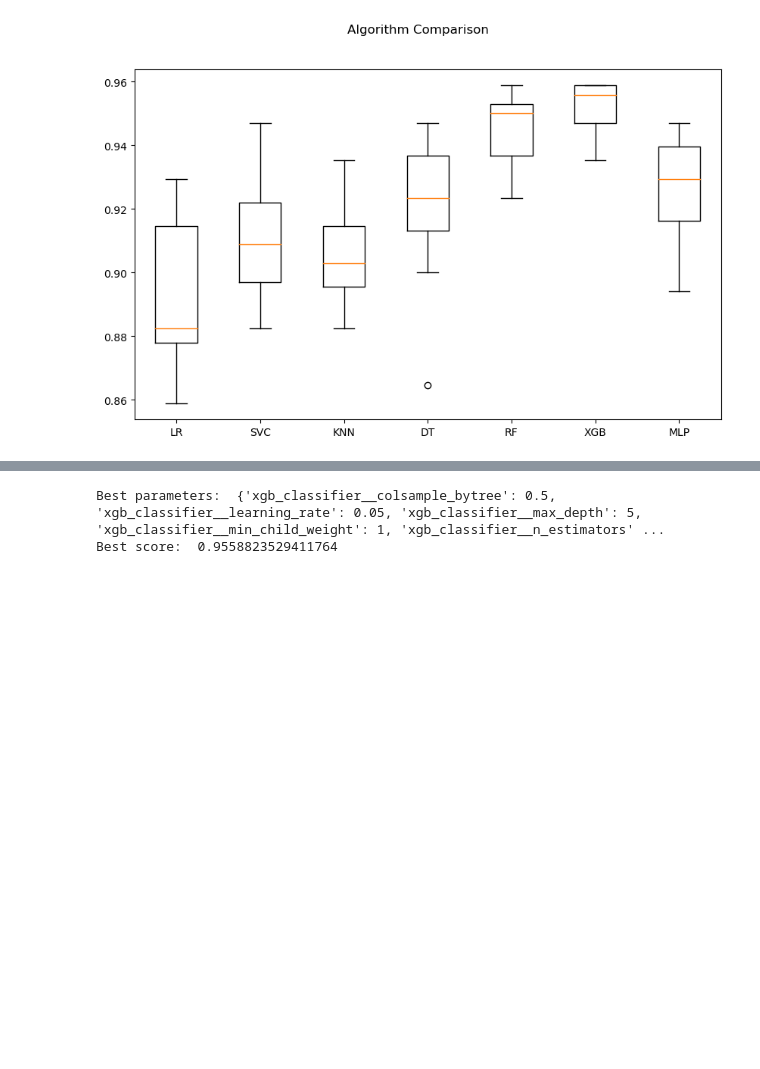
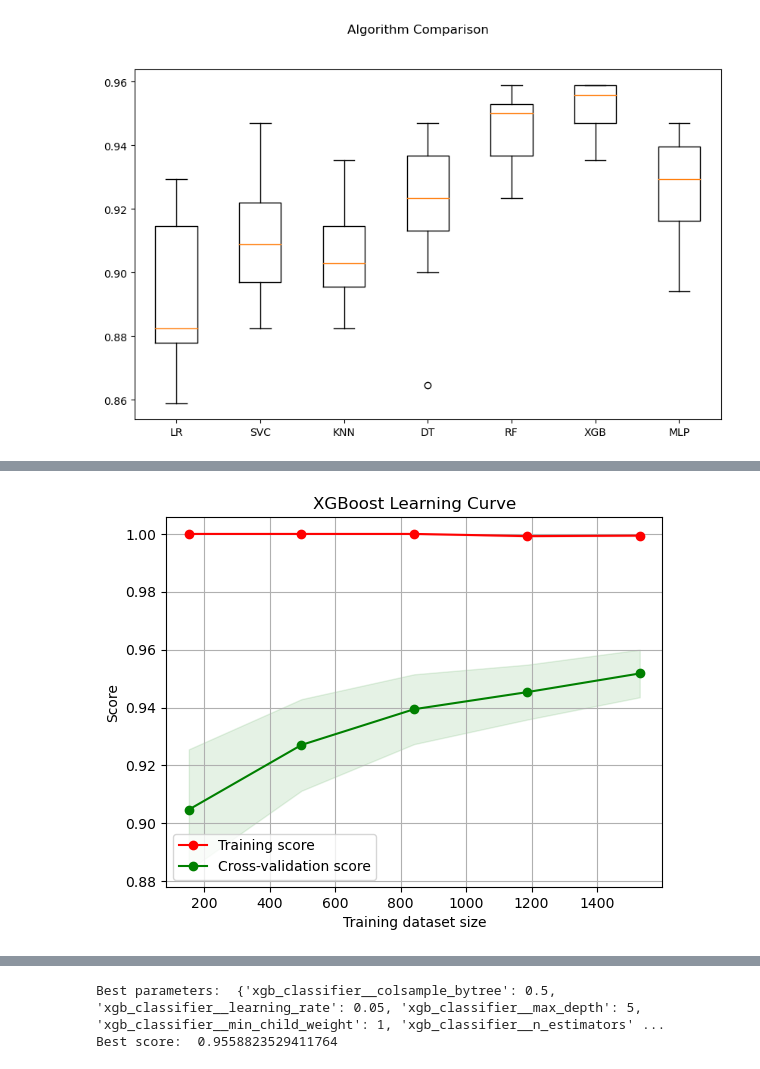
Before and after one commit to AndreCatarino/Fetal-Health-Classification, a Jupyter notebook: kdd_process/src/03_data_mining.ipynb, the cells around one changed output, grey strips where cells are left out. Drawn from its saved outputs; the diff is of its cells as text; code cells hidden in the pictures; blank space fills up the shorter version.

```diff
--- a/kdd_process/src/03_data_mining.ipynb
+++ b/kdd_process/src/03_data_mining.ipynb
@@ -84,0 +116,6 @@ utils.algorithm_comparison(cv_results_accuracy, pipe_dict)
+# %%
+# XGBoost Learning Curve
+xgboost_lrcurve = utils.plot_learning_curve(pipelines[5], "XGBoost Learning Curve", X_train, y_train, cv=10)
+xgboost_lrcurve.show()
+# %% [output]
+[figure, added]
```
Also changed, not shown: parts of 12 cells of this notebook, 6 other files.
